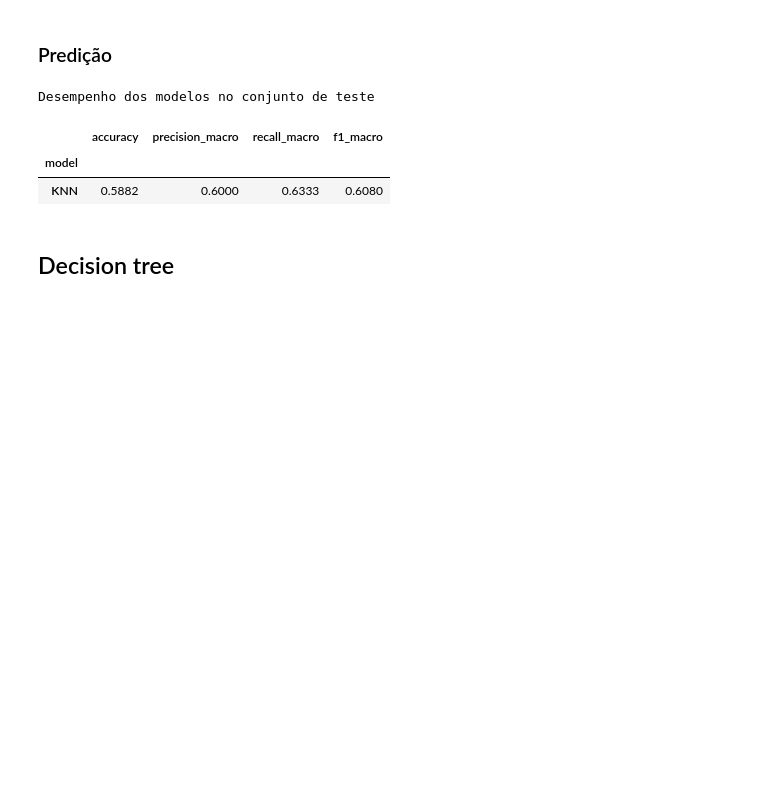
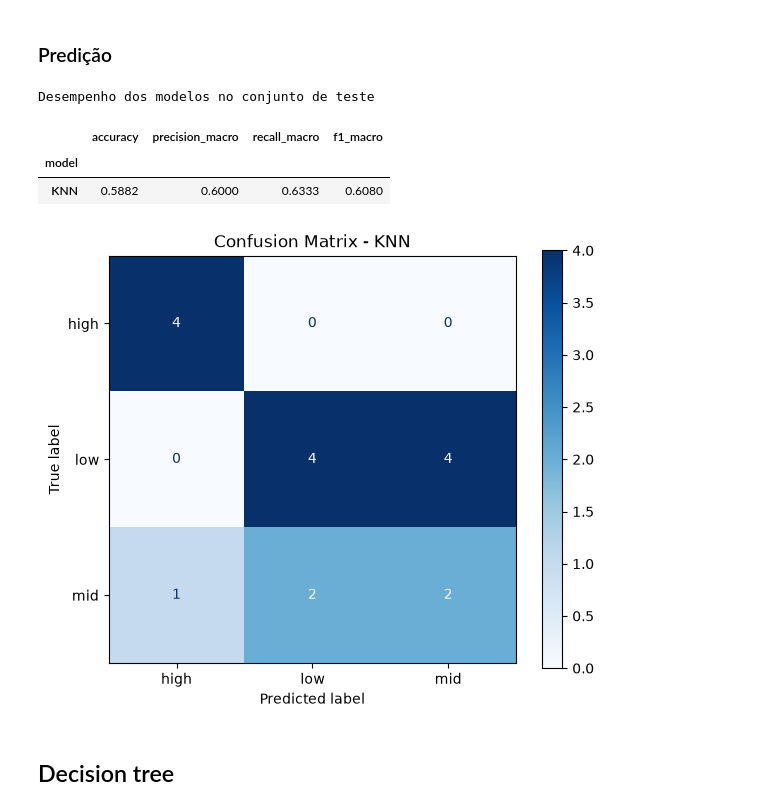
Before and after one commit to gabdumal/data_mining, a Jupyter notebook: assignment_5/main.ipynb, the cells around one changed output. Cells and saved outputs as stored; diff of their text form; code cells hidden in the pictures; blank space fills up the shorter version.

Commit message:
Display confusion matrices

```diff
--- a/assignment_5/main.ipynb
+++ b/assignment_5/main.ipynb
@@ -229,20 +229,29 @@ Melhores hiperparâmetros
 # %%
 knn_output_prediction = knn_best_model.predict(input_data_for_test)
 knn_metrics = calculate_classification_metrics(
     output_data_for_test, knn_output_prediction
 )
+
 display(
     classification_metrics_comparison_table(
         {
             "KNN": knn_metrics,
         }
     )
 )
+
+plot_confusion_matrix(
+    knn_best_model,
+    output_data_for_test,
+    knn_output_prediction,
+    "KNN",
+)
 # %% [output]
 Desempenho dos modelos no conjunto de teste
 |  | accuracy | precision_macro | recall_macro | f1_macro |
 | model |  |  |  |  |
 | KNN | 0.5882 | 0.6000 | 0.6333 | 0.6080 |
+[figure, added]
 # %% [markdown]
 ## Decision tree
 # %%
```
Also changed, not shown: parts of 3 cells of this notebook, 3 other files.
